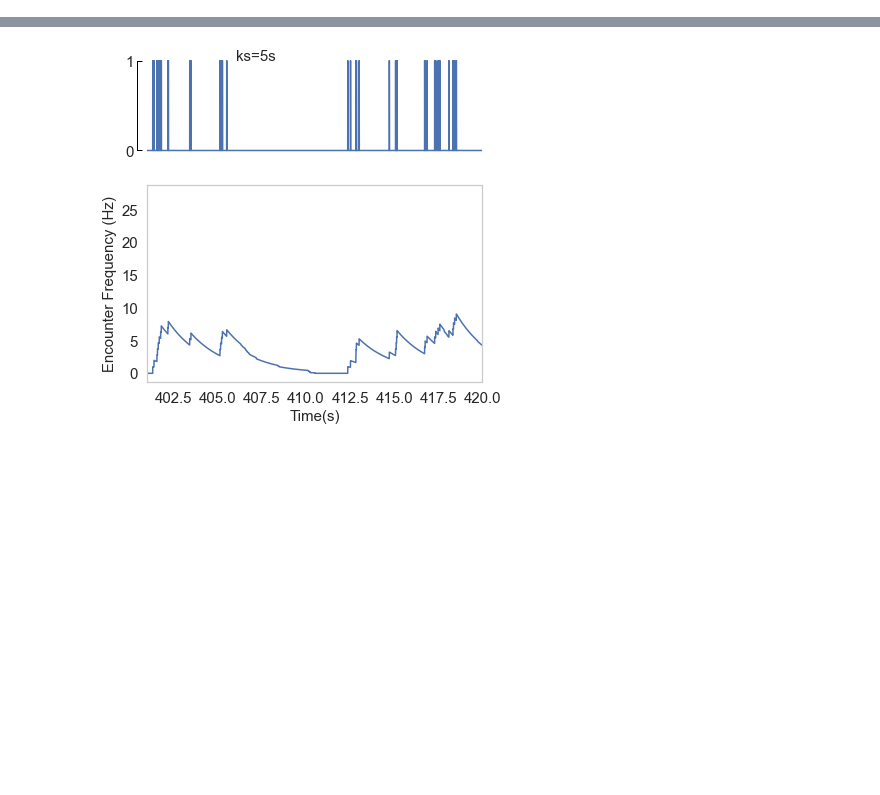
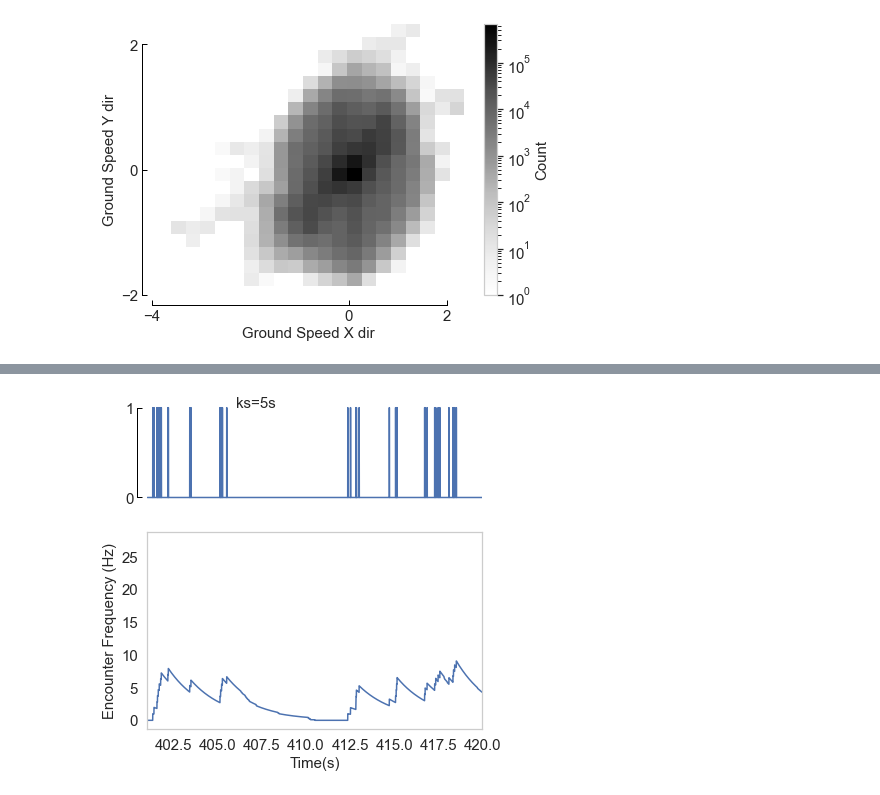
Before and after one commit to arunavanag591/odor_analysis, a Jupyter notebook: data_exploration/odorAnalysis.ipynb, the cells around one changed output, grey strips where cells are left out. Saved outputs shown, nothing was run; the diff lists cells and outputs as text; code cells hidden in the pictures; blank space fills up the shorter version.

Commit message:
ground_speed_cal

```diff
--- a/data_exploration/odorAnalysis.ipynb
+++ b/data_exploration/odorAnalysis.ipynb
@@ -47,7 +47,6 @@ def get_statistics(df,index,fdf):
     osm.mean_avg(df,index,fdf)
     osm.mean_conc(df,index,fdf)
 # %%
-df = pd.read_hdf(dir+'Windy/WindyMASigned.h5')
-# fdf = pd.read_hdf(dir+'Forest/ForestStatsTime_std.h5')
-# df.distance_from_source=df.distance_from_source*df.xsign
-# df.nearest_from_streakline=df.nearest_from_streakline*df.ysign
+df1 = pd.read_hdf(dir+'Windy/WindyMASigned.h5')
+df2 = pd.read_hdf(dir+'NotWindy/NotWindyMASigned.h5')
+df3 = pd.read_hdf(dir+'Forest/ForestMASigned.h5')
@@ -53,0 +69,3 @@ df = pd.read_hdf(dir+'Windy/WindyMASigned.h5')
+# %%
+df=pd.concat([df1,df2,df3])
+df.reset_index(inplace=True, drop=True)
@@ -53,0 +74,20 @@ df = pd.read_hdf(dir+'Windy/WindyMASigned.h5')
+# %%
+f,ax=plt.subplots(1,1, figsize=(7,5))
+hist = ax.hist2d(df.ground_speed_x,df.ground_speed_y,
+                    cmap='Greys',bins=20,norm=colors.LogNorm(),rasterized=True)
+
+cbar = plt.colorbar(hist[3], ax=ax)
+cbar.set_label('Count')
+ax.grid(False)
+
+mpl_functions.adjust_spines(ax,['left','bottom'],
+                            spine_locations={},
+                            smart_bounds=True,
+                            xticks=[-4,0,2],
+                            yticks=[-2,0,2],
+                            linewidth=1)
+ax.set_xlabel('Ground Speed X dir')
+ax.set_ylabel('Ground Speed Y dir')
+figurefirst.mpl_functions.set_fontsize(f, 15)
+# %% [output]
+[figure, added]
```
Also changed, not shown: parts of 6 cells of this notebook, 1 other file.
